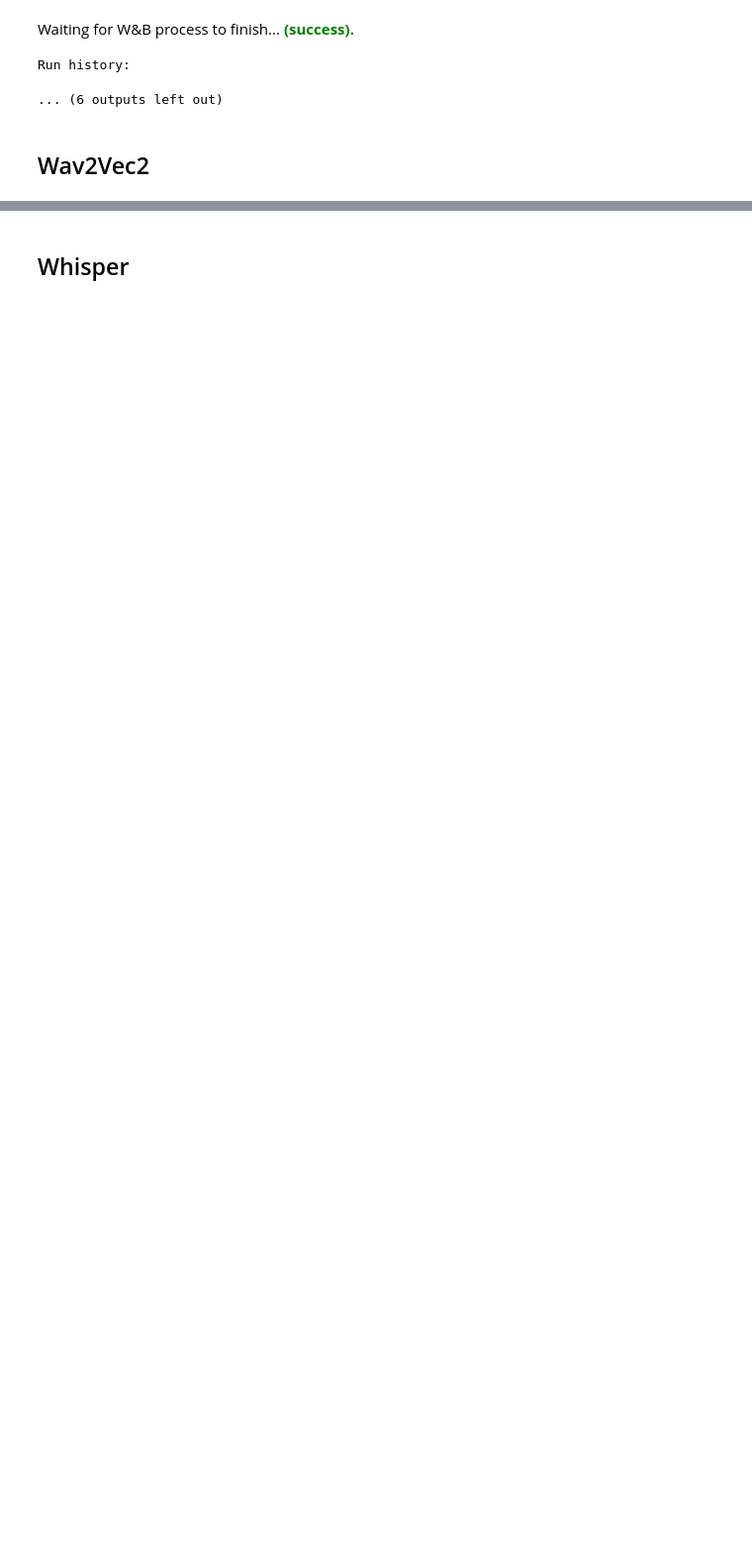
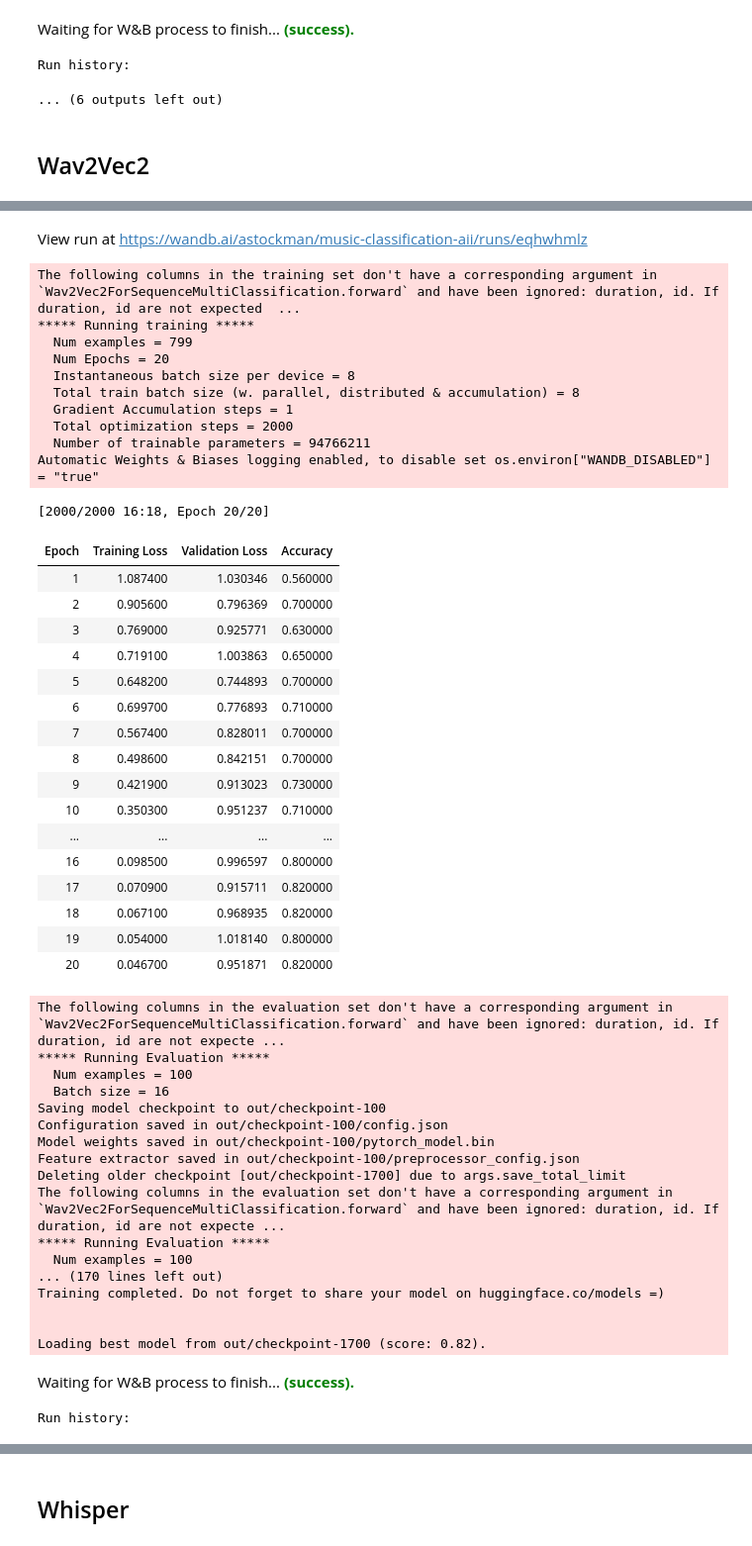
Before and after one commit to LIA-UniBo/music-classification, a Jupyter notebook: 2_training.ipynb, the cells around one changed output, grey strips where cells are left out. Shown at 99% size. Cells and saved outputs as stored; diff of their text form; code cells hidden in the pictures; blank space fills up the shorter version.

```diff
--- a/2_training.ipynb
+++ b/2_training.ipynb
@@ -183,0 +213,19 @@ Run history:
+# %%
+run_name = get_run_name(TRAINING_CONFIG)
+model = get_model(TRAINING_CONFIG, prepared_ds["train"])
+
+trainer = get_trainer(
+    run_name=run_name,
+    model=model,
+    train_ds=prepared_ds["train"],
+    eval_ds=prepared_ds["valid"],
+    training_config=TRAINING_CONFIG,
+    feature_extractor=None,
+    output_dir="out",
+    debug=True,
+    env=NOTEBOOK_ENV,
+)
+
+trainer.train()
+end_training(run_name, trainer, MODELS_DIR_PATH)
+# %% [output]
@@ -183,0 +243,48 @@ Run history:
+View run at https://wandb.ai/astockman/music-classification-aii/runs/eqhwhmlz
+The following columns in the training set don't have a corresponding argument in `Wav2Vec2ForSequenceMultiClassification.forward` and have been ignored: duration, id. If duration, id are not expected  ...
+***** Running training *****
+  Num examples = 799
+  Num Epochs = 20
+  Instantaneous batch size per device = 8
+  Total train batch size (w. parallel, distributed & accumulation) = 8
+  Gradient Accumulation steps = 1
+  Total optimization steps = 2000
+  Number of trainable parameters = 94766211
+Automatic Weights & Biases logging enabled, to disable set os.environ["WANDB_DISABLED"] = "true"
+[2000/2000 16:18, Epoch 20/20]
+| Epoch | Training Loss | Validation Loss | Accuracy |
+| 1 | 1.087400 | 1.030346 | 0.560000 |
+| 2 | 0.905600 | 0.796369 | 0.700000 |
+| 3 | 0.769000 | 0.925771 | 0.630000 |
+| 4 | 0.719100 | 1.003863 | 0.650000 |
+| 5 | 0.648200 | 0.744893 | 0.700000 |
+| 6 | 0.699700 | 0.776893 | 0.710000 |
+| 7 | 0.567400 | 0.828011 | 0.700000 |
+| 8 | 0.498600 | 0.842151 | 0.700000 |
+| 9 | 0.421900 | 0.913023 | 0.730000 |
+| 10 | 0.350300 | 0.951237 | 0.710000 |
+| ... | ... | ... | ... |
+| 16 | 0.098500 | 0.996597 | 0.800000 |
+| 17 | 0.070900 | 0.915711 | 0.820000 |
+| 18 | 0.067100 | 0.968935 | 0.820000 |
+| 19 | 0.054000 | 1.018140 | 0.800000 |
+| 20 | 0.046700 | 0.951871 | 0.820000 |
+The following columns in the evaluation set don't have a corresponding argument in `Wav2Vec2ForSequenceMultiClassification.forward` and have been ignored: duration, id. If duration, id are not expecte ...
+***** Running Evaluation *****
+  Num examples = 100
+  Batch size = 16
+Saving model checkpoint to out/checkpoint-100
+Configuration saved in out/checkpoint-100/config.json
+Model weights saved in out/checkpoint-100/pytorch_model.bin
+Feature extractor saved in out/checkpoint-100/preprocessor_config.json
+Deleting older checkpoint [out/checkpoint-1700] due to args.save_total_limit
+The following columns in the evaluation set don't have a corresponding argument in `Wav2Vec2ForSequenceMultiClassification.forward` and have been ignored: duration, id. If duration, id are not expecte ...
+***** Running Evaluation *****
+  Num examples = 100
+... (170 lines left out)
+Training completed. Do not forget to share your model on huggingface.co/models =)
+
+
+Loading best model from out/checkpoint-1700 (score: 0.82).
+Waiting for W&B process to finish... (success).
+Run history:
```
Also changed, not shown: parts of 22 cells of this notebook.
